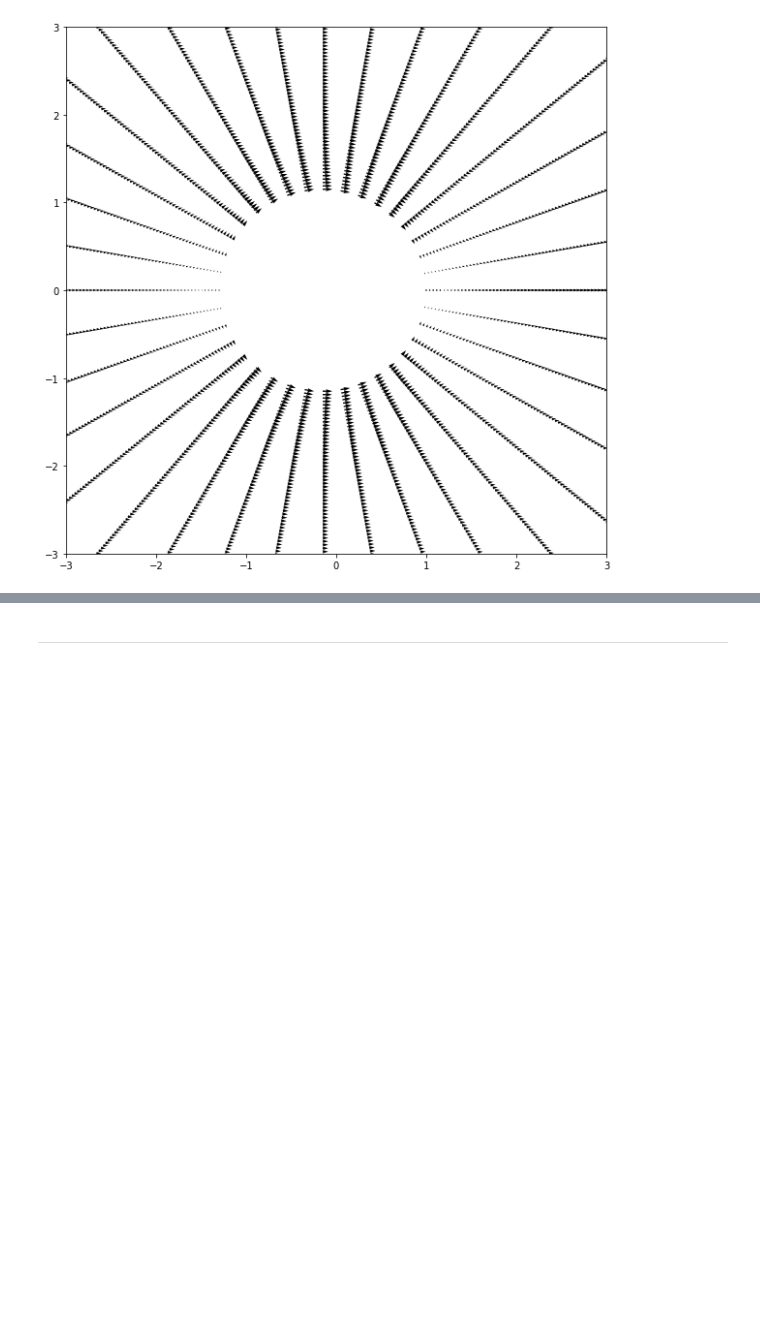
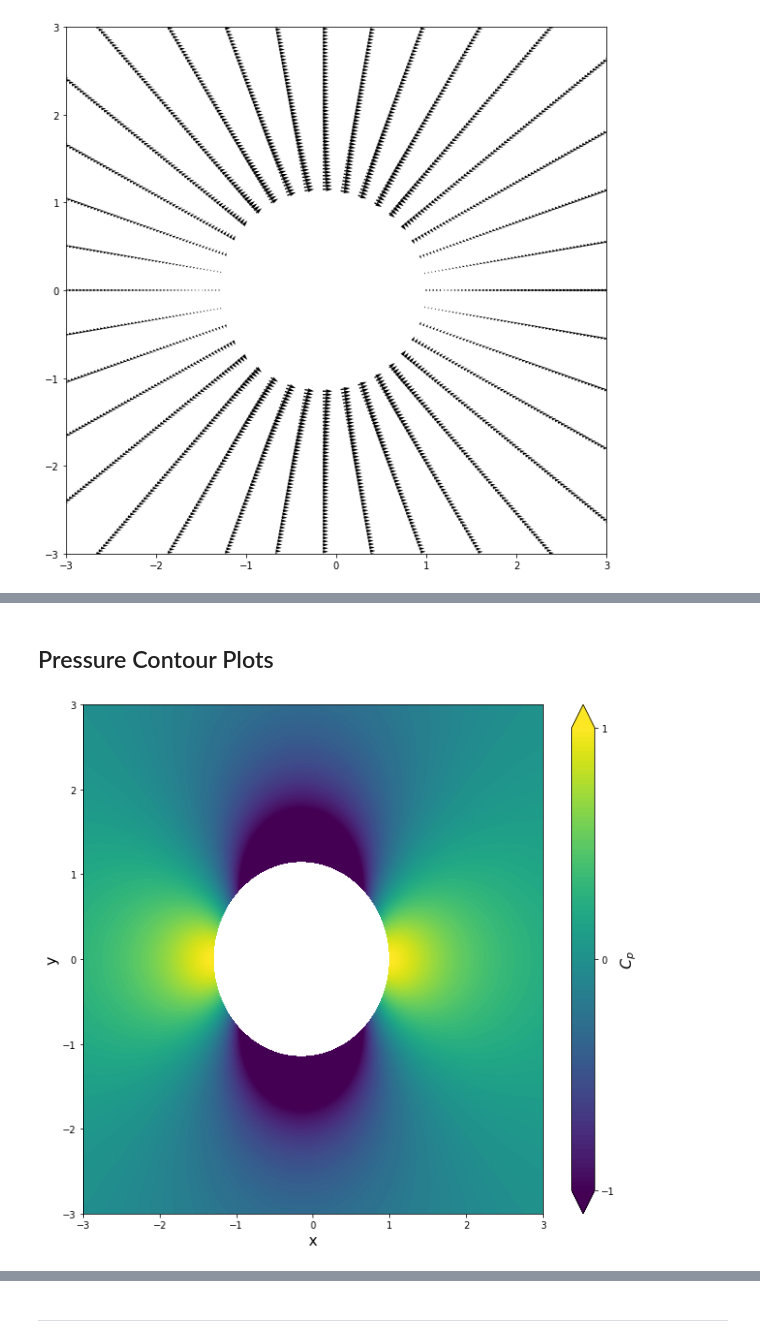
Before and after one commit to smmagic/MAE6226, a Jupyter notebook: Assignment_02.ipynb, the cells around one changed output, grey strips where cells are left out. Drawn from its saved outputs; the diff is of its cells as text; code cells hidden in the pictures; blank space fills up the shorter version.

```diff
--- a/Assignment_02.ipynb
+++ b/Assignment_02.ipynb
@@ -460,0 +474,20 @@ pyplot.ylim(-3, 3);
+# %% [markdown]
+## Pressure Contour Plots
+# %%
+y_start, y_end = -3, 3
+x_start, x_end = -3, 3
+
+width = 10
+height = (y_end - y_start) / (x_end - x_start) * width
+pyplot.figure(figsize=(1.1 * width, height))
+pyplot.xlabel('x', fontsize=16)
+pyplot.ylabel('y', fontsize=16)
+pyplot.xlim(x_start, x_end)
+pyplot.ylim(y_start, y_end)
+contf = pyplot.contourf(x, y, cp,
+                        levels=numpy.linspace(-1.0, 1.0, 100), extend='both')
+cbar = pyplot.colorbar(contf)
+cbar.set_label('$C_p$', fontsize=16)
+cbar.set_ticks([-1.0, 0.0, 1.0])
+# %% [output]
+[figure, added]
```
Also changed, not shown: parts of 11 cells of this notebook.
